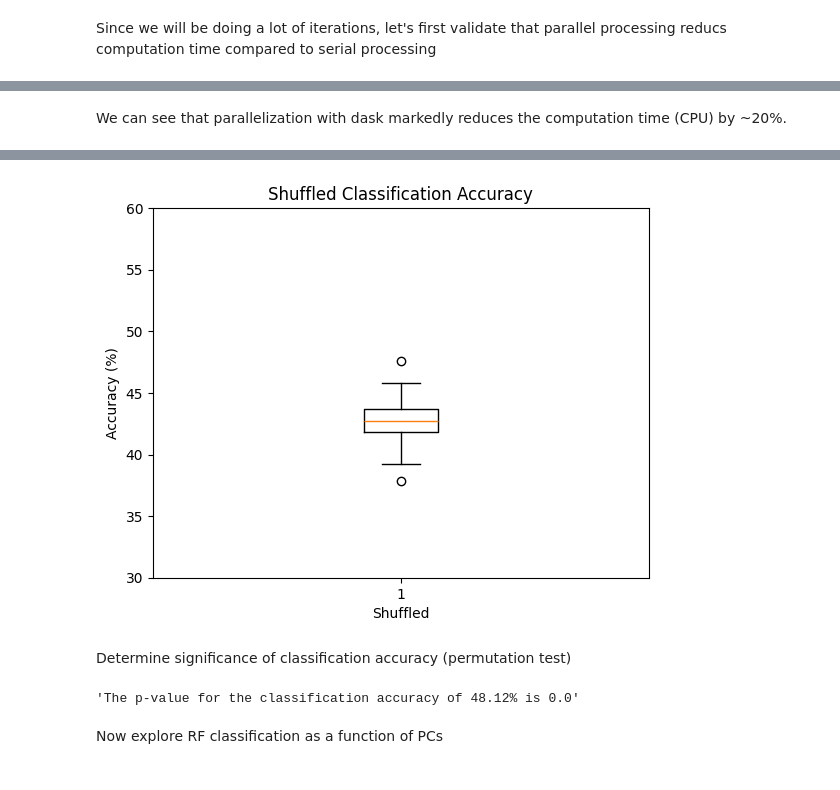
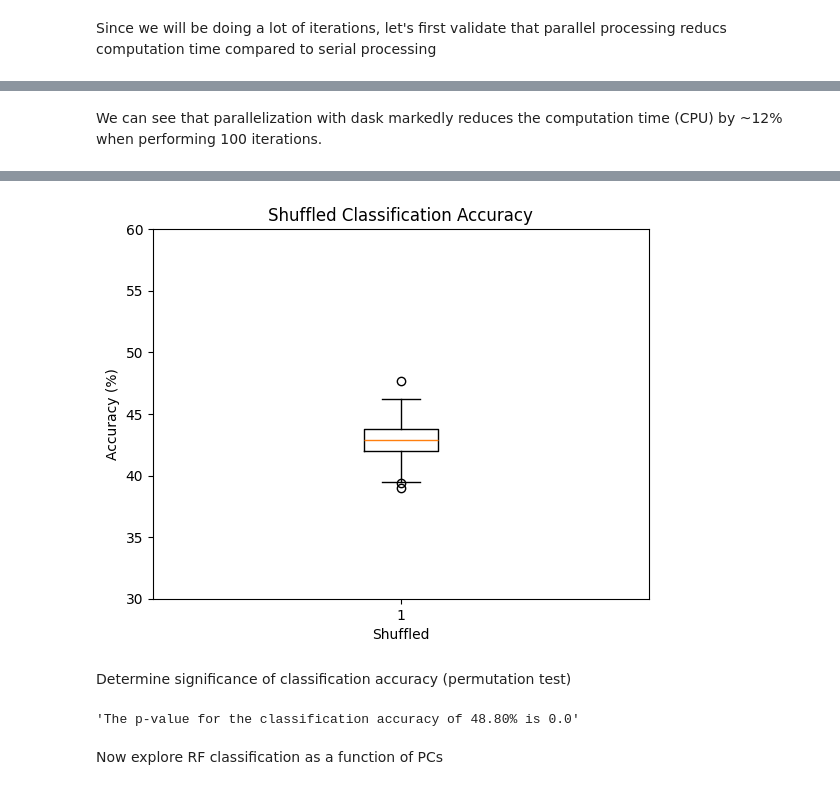
Before and after one commit to BradleyEdelman/Alzheimers-MRI-Classification, a Jupyter notebook: notebooks/01_random_forest.ipynb, the cells around one changed output, grey strips where cells are left out. Saved outputs shown, nothing was run; the diff lists cells and outputs as text; code cells hidden in the pictures.

```diff
--- a/notebooks/01_random_forest.ipynb
+++ b/notebooks/01_random_forest.ipynb
@@ -71,13 +76,13 @@ test_lab_cat = to_categorical(test_lab.astype('int8'), num_classes=4)
 # %% [markdown]
 Decompose data with PCA
 # %%
-train_data_pca = []
-for i in range(len(train_data)):
-    train_data_pca.append(np.reshape(train_data[i], (1, -1)))
-train_data_pca = np.vstack(train_data_pca[:])
+data_pca = []
+for i in range(len(data)):
+    data_pca.append(np.reshape(data[i], (1, -1)))
+data_pca = np.vstack(data_pca[:])
 
 # decompose with PCA and look at various metrics/info
 num_comp = 50
 pca = PCA(n_components = num_comp)
-pca.fit(train_data_pca)
+pca.fit(data_pca)
 clear_output(wait=False)
@@ -84,18 +91,18 @@ clear_output(wait=False)
 # %%
 # project data on first two PC's
 loadings = pca.components_.T * np.sqrt(pca.explained_variance_)
-load_train = np.matmul(train_data_pca, loadings[:,:2])
+load_tot = np.matmul(data_pca, loadings[:,:2])
 
 fig, (ax1, ax2) = plt.subplots(1, 2, figsize=(14, 6))
 
 # Plot variance explained
-ax1.plot(np.linspace(1, num_comp, num_comp), pca.explained_variance_[:num_comp] / sum(pca.explained_variance_[:num_comp]) * 100, 'b')
+ax1.plot(np.linspace(1, num_comp, num_comp), pca.explained_variance_[:num_comp]/sum(pca.explained_variance_[:num_comp]) * 100, 'b')
 ax1.set_title('PCA')
 ax1.set_xlabel('Component #')
 ax1.set_ylabel('Variance Explained')
 
 # Plot first two PCs
-s = ax2.scatter(load_train[:, 0], load_train[:, 1], c=train_lab * 2, cmap='tab10', alpha=0.75)
+s = ax2.scatter(load_tot[:, 0], load_tot[:, 1], c=labels * 2, cmap='tab10', alpha=0.75)
 handles, labels = s.legend_elements()
 legend = ax2.legend(handles=handles, labels=Lab, title='Diagnosis', loc='upper right')
 ax2.axis('off')
@@ -168,4 +186,8 @@ Furthermore, using two PC's  is arbitrary and is easy simply due to visualizatio
 We perform statistical testing to determine if the classification is significantly different (above) chance level. Here, we will do this using permutation testing where we randomly shuffle the training labels before building the classifier and then obtain accuracy values with the original testing labels. By randomly shuffling the training labels hundreds of times, we can build a null distribution and then observe where the "true" classification rate falls.
 # %% [markdown]
 Since we will be doing a lot of iterations, let's first validate that parallel processing reducs computation time compared to serial processing
+# %%
+# Prepare data for dask parallelization tasks
+data_pca_da = da.from_array(data_pca, chunks=(1000, data_pca.shape[1]))
+loadings_da = da.from_array(loadings, chunks=(loadings.shape[0], 10))
 # %%
@@ -213,20 +222,29 @@ Parallel For Loop: 442.1654887199402 seconds
 # %% [markdown]
-We can see that parallelization with dask markedly reduces the computation time (CPU) by ~20%.
+We can see that parallelization with dask markedly reduces the computation time (CPU) by ~12% when performing 100 iterations.
 # %%
-# Permute 500 times
+# Permute 100 times per fold for an even distribution
 start_time = time.time()
-acc_permute = []
-for i in range(10):
-    acc_tmp=iteration_permute(
-        load_train,
-        train_lab_shuffle,
-        load_test,
-        test_lab,
-        n_iterations=50)
 
-    acc_permute = np.concatenate((acc_permute, acc_tmp), axis=0)
+data_pca_dask = np.matmul(data_pca_da, loadings_da[:,:2])
+acc_permute_fold = []
+for num_fold in range(len(train_idx_fold)):
 
-b = plt.boxplot(acc_permute)
+    # Extract data per fold
+    load_train = data_load[train_idx_fold[num_fold],:]
+    train_labels = labels[train_idx_fold[num_fold]]
+    load_test = data_load[test_idx_fold[num_fold],:]
+    test_labels = labels[test_idx_fold[num_fold]]
+
+    acc_permute = []
+    for i in range(2):
+        acc_tmp=iteration_permute(load_train, train_labels, load_test, test_labels, n_iterations=50)
+        acc_permute = np.concatenate((acc_permute, acc_tmp), axis=0)
+
+    acc_permute_fold.append(acc_permute)
+
+acc_permute_tot = np.concatenate(acc_permute_fold, axis=0)
+
+b = plt.boxplot(acc_permute_tot)
 plt.title('Shuffled Classification Accuracy')
 plt.xlabel('Shuffled')
 plt.ylabel('Accuracy (%)')
@@ -234,10 +252,11 @@ plt.ylim(30, 60)
 
 end_time = time.time()
 total_time = end_time - start_time
-print(f"Total time elapsed: {total_time} seconds")
+print(f"Total time elapsed: {total_time:.2f} seconds")
+print()
 
 # Save results
 bucket_name="databricks-workspace-stack-brad-personal-bucket"
 s3_file_path='AD_MRI_classification/results/RF_2PC_acc_permute.pkl'
-save_pickle_s3(acc_permute, bucket_name, s3_file_path, dbutils)
+save_pickle_s3(acc_permute_tot, bucket_name, s3_file_path, dbutils)
 # %% [output]
@@ -245,5 +265,5 @@ Total time elapsed: 1746.0532851219177 seconds
 Data uploaded to S3 bucket: databricks-workspace-stack-brad-personal-bucket/AD_MRI_classification/results/RF_2PC_acc_permute.pkl
-[figure, old version]
+[figure, new version]
 # %% [markdown]
 Determine significance of classification accuracy (permutation test)
 # %%
@@ -251,17 +271,18 @@ Determine significance of classification accuracy (permutation test)
 bucket_name="databricks-workspace-stack-brad-personal-bucket"
 
 s3_file_path='AD_MRI_classification/results/RF_2PC_acc.pkl'
-acc=load_pickle_s3(bucket_name, s3_file_path, dbutils)
+results=load_pickle_s3(bucket_name, s3_file_path, dbutils)
 
 s3_file_path='AD_MRI_classification/results/RF_2PC_acc_permute.pkl'
-acc_permute=load_pickle_s3(bucket_name, s3_file_path, dbutils)
+acc_permute_tot=load_pickle_s3(bucket_name, s3_file_path, dbutils)
 
 # Permutation p-value derivation
-null_above_value = (acc_permute > acc).sum()
-p_value = null_above_value/np.size(acc_permute,0)
-display(f"The p-value for the classification accuracy of {acc:.2f}% is {p_value}")
+accuracy = np.array(results['accuracy'])
+null_above_value = (acc_permute_tot > accuracy.mean()).sum()
+p_value = null_above_value/np.size(acc_permute_tot,0)
+display(f"The p-value for the classification accuracy of {accuracy.mean():.2f}% is {p_value}")
 # %% [output]
-'The p-value for the classification accuracy of 48.12% is 0.0'
+'The p-value for the classification accuracy of 48.80% is 0.0'
 # %% [markdown]
 Now explore RF classification as a function of PCs
 # %%
```
Also changed, not shown: parts of 17 cells of this notebook, 8 other files.
